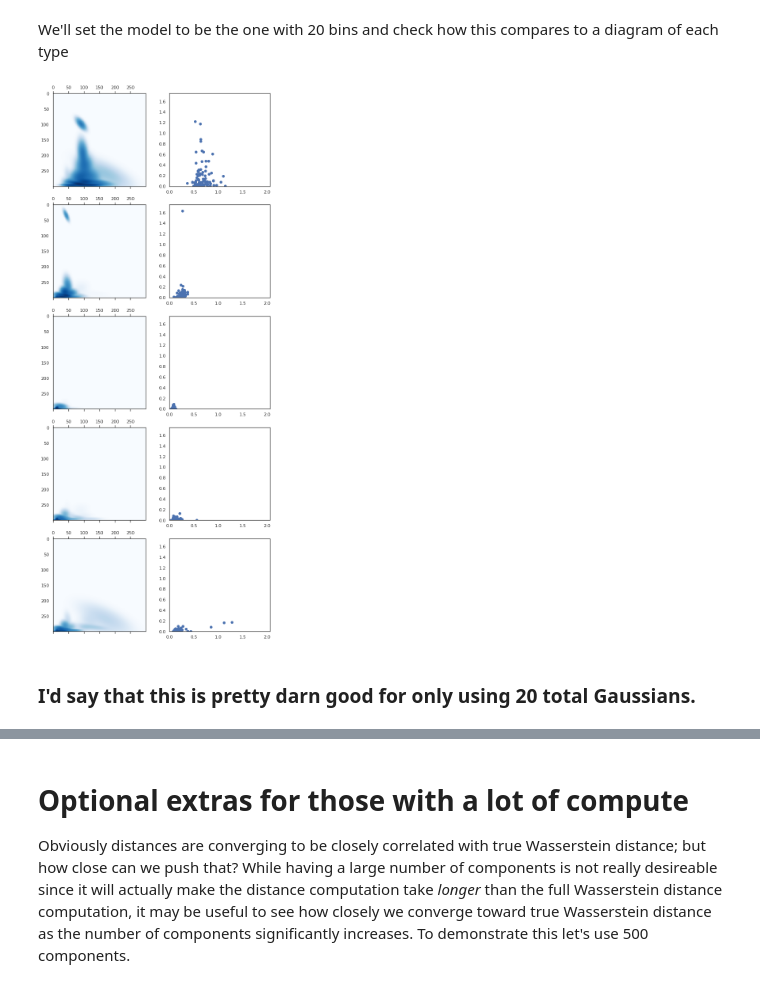
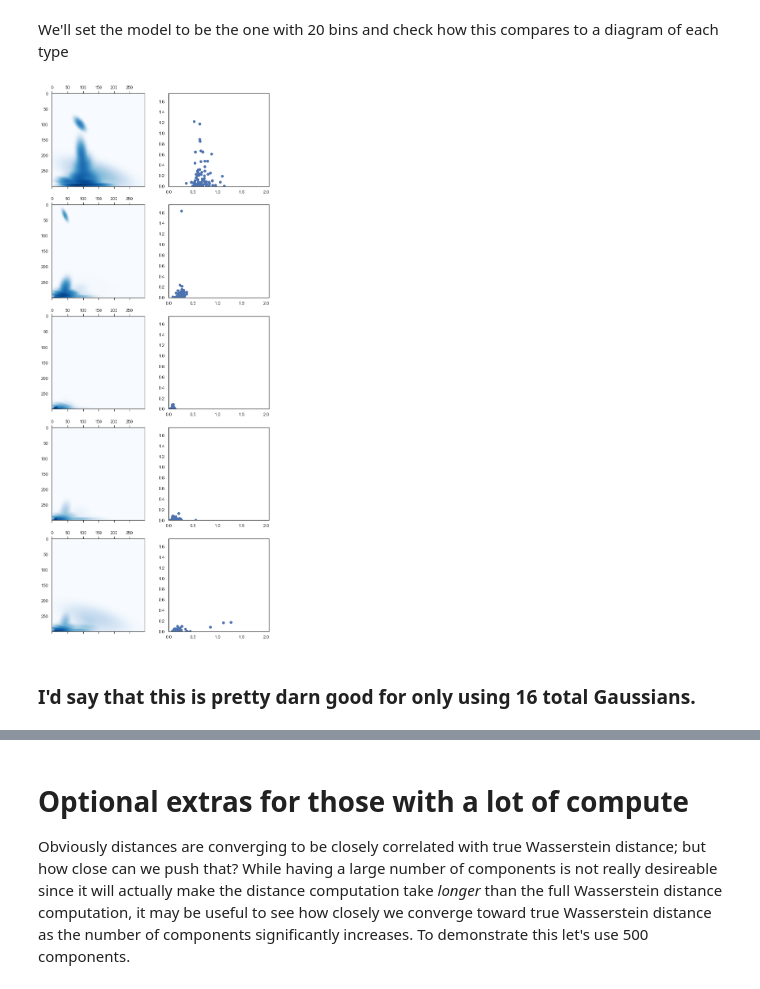
Before and after one commit to scikit-tda/pervect, a Jupyter notebook: notebooks/Approximate Persistent Wasserstein via GMM Walk-through.ipynb, the cells around one changed output, grey strips where cells are left out. Drawn from its saved outputs; the diff is of its cells as text; code cells hidden in the pictures.

```diff
--- a/notebooks/Approximate Persistent Wasserstein via GMM Walk-through.ipynb
+++ b/notebooks/Approximate Persistent Wasserstein via GMM Walk-through.ipynb
@@ -117,7 +116,8 @@ We'll compute W_1 (y_axis = death) and W_2 (y_axis = lifetime) just for an examp
 wass_all_pairs_dist = np.zeros((600,600))
 for i in range(600):
     for j in range(i,600):
-        wass_all_pairs_dist[i,j] = wasserstein_diagram_distance(1,
-                                            JustDgms_death[i], JustDgms_death[j], y_axis='death')
+        wass_all_pairs_dist[i,j] = wasserstein_diagram_distance(
+            JustDgms_death[i], JustDgms_death[j], y_axis='death', p=1,
+        )
         wass_all_pairs_dist[j,i] = wass_all_pairs_dist[i,j]
 # %% [output]
@@ -128,7 +128,8 @@ Wall time: 3min 21s
 wass2_all_pairs_dist = np.zeros((600,600))
 for i in range(600):
     for j in range(i,600):
-        wass2_all_pairs_dist[i,j] = wasserstein_diagram_distance(2,
-                                            JustDgms_lifetime[i], JustDgms_lifetime[j], y_axis='lifetime')
+        wass2_all_pairs_dist[i,j] = wasserstein_diagram_distance(
+            JustDgms_lifetime[i], JustDgms_lifetime[j], y_axis='lifetime', p=2
+        )
         wass2_all_pairs_dist[j,i] = wass2_all_pairs_dist[i,j]
 # %% [output]
@@ -155,7 +156,7 @@ from sklearn.preprocessing import normalize
 # %% [markdown]
 Running the model on all the data is pretty fast. We went with 10 components because that "seemed like enough", but there is plenty of scope for better parameter selection. Note that as the number of components tends to infinity this algorithm will tend towards diracs at each datapoint (not technically achievable via the EM optimization, but theoretically that is the correct MLE). It is also worth noting that sklearn's GMM initializes via k-means by default, so we are improving on a k-means binning immediately.
 # %%
-N_bins = 10
+N_bins = 9
 # %%
 %%time
 gmm  = GaussianMixture(n_components=N_bins).fit(combined_data)
@@ -385,10 +386,11 @@ pervec5_d = PersistenceVectorizer(n_components=5, y_axis='death').fit(JustDgms_d
 pervec2_d = PersistenceVectorizer(n_components=2, y_axis='death').fit(JustDgms_death)
 # %%
-pervec50_l = PersistenceVectorizer(n_components=50, y_axis='lifetime').fit(JustDgms_lifetime)
-pervec20_l = PersistenceVectorizer(n_components=20, y_axis='lifetime').fit(JustDgms_lifetime)
-pervec10_l = PersistenceVectorizer(n_components=10, y_axis='lifetime').fit(JustDgms_lifetime)
-pervec5_l = PersistenceVectorizer(n_components=5, y_axis='lifetime').fit(JustDgms_lifetime)
-pervec2_l = PersistenceVectorizer(n_components=2, y_axis='lifetime').fit(JustDgms_lifetime)
+pervec64_l = PersistenceVectorizer(n_components=64, y_axis='lifetime', p=2).fit(JustDgms_lifetime)
+pervec32_l = PersistenceVectorizer(n_components=32, y_axis='lifetime', p=2).fit(JustDgms_lifetime)
+pervec16_l = PersistenceVectorizer(n_components=16, y_axis='lifetime', p=2).fit(JustDgms_lifetime)
+pervec8_l = PersistenceVectorizer(n_components=8, y_axis='lifetime', p=2).fit(JustDgms_lifetime)
+pervec4_l = PersistenceVectorizer(n_components=4, y_axis='lifetime', p=2).fit(JustDgms_lifetime)
+pervec2_l = PersistenceVectorizer(n_components=2, y_axis='lifetime', p=2).fit(JustDgms_lifetime)
 # %% [markdown]
 Check some timings:
 # %%
@@ -495,21 +508,21 @@ def diagram_to_heatmap(diag, gmm, n_cells=300):
 # %% [markdown]
 We'll set the model to be the one with 20 bins and check how this compares to a diagram of each type
 # %%
-model = pervec20_l
+model = pervec16_l
 
 # pick a collection of diagrams
 fig_ind = np.array([0,100,200,300,400,500])+42
 
 fig, axes = plt.subplots(5,2, figsize = (10,25))
 for i in range(5) :
     diag_number = fig_ind[i]
     my_gmm = model.mixture_model_
     my_gmm.weights_ = model.transform([JustDgms_lifetime[diag_number]])+1e-80 # The gmm evaluation hates zero weights
     hmap = diagram_to_heatmap(JustDgms_lifetime[diag_number], my_gmm)
     axes[i,0].matshow(hmap, cmap="Blues")
     axes[i,1].scatter(*JustDgms_lifetime[diag_number].T)
     axes[i,1].axis([0,x_max,0,y_max])
 # %% [output]
-[figure, old version]
+[figure, new version]
 # %% [markdown]
-### I'd say that this is pretty darn good for only using 20 total Gaussians.
+### I'd say that this is pretty darn good for only using 16 total Gaussians.
```
Also changed, not shown: parts of 41 cells of this notebook.
